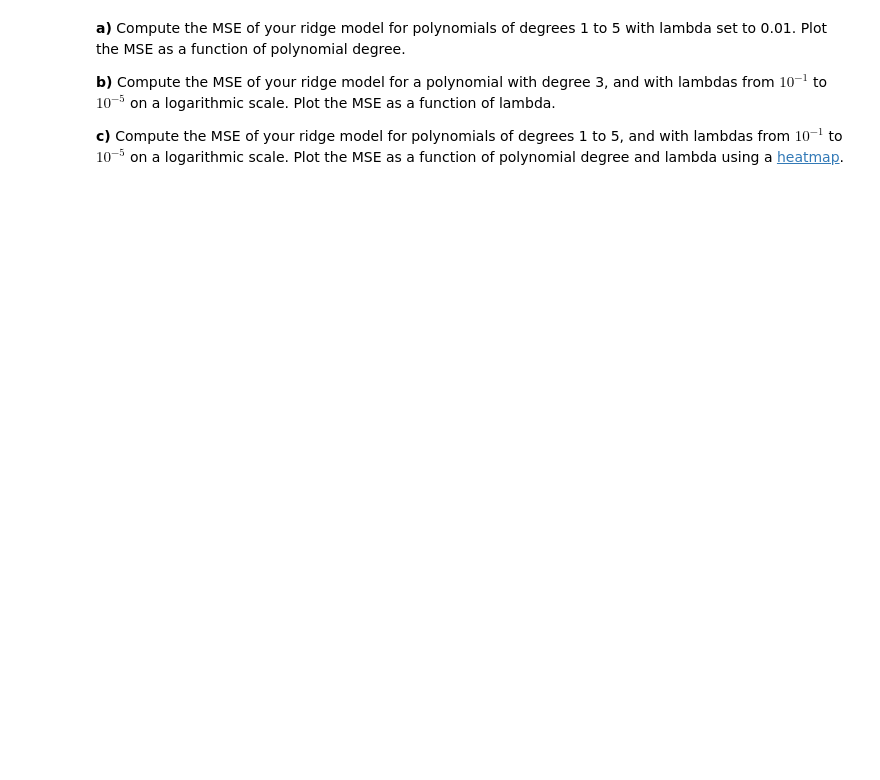
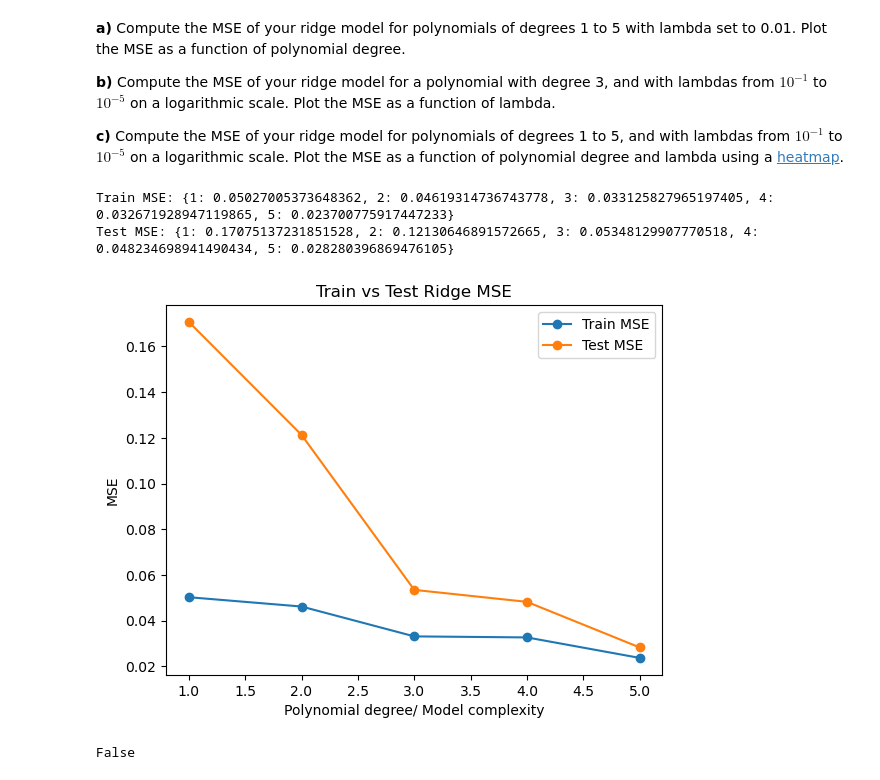
Before and after one commit to AmundAlsvik/FYS-STK4155, a Jupyter notebook: E3.ipynb, the cells around one changed output. Saved outputs shown, nothing was run; the diff lists cells and outputs as text; code cells hidden in the pictures; blank space fills up the shorter version.

```diff
--- a/E3.ipynb
+++ b/E3.ipynb
@@ -206,3 +256,57 @@ plt.scatter(x_test, X_test_s @ beta + y_offset)
 **b)** Compute the MSE of your ridge model for a polynomial with degree 3, and with lambdas from $10^{-1}$ to $10^{-5}$ on a logarithmic scale. Plot the MSE as a function of lambda.
 
 **c)** Compute the MSE of your ridge model for polynomials of degrees 1 to 5, and with lambdas from $10^{-1}$ to $10^{-5}$ on a logarithmic scale. Plot the MSE as a function of polynomial degree and lambda using a [heatmap](https://matplotlib.org/stable/gallery/images_contours_and_fields/image_annotated_heatmap.html).
+# %%
+#Problem a)
+
+from sklearn.metrics import mean_squared_error
+
+x_train, x_test, y_train, y_test = train_test_split(x, y, test_size=0.2,)
+
+
+train_mse = {}
+test_mse = {}
+
+for t in range(1,6):
+    Model_train = polynomial_features(x_train,t)
+    Model_test = polynomial_features(x_test,t)
+
+
+    scaler = StandardScaler()
+    scaler.fit(Model_train)
+    Model_train_s = scaler.transform(Model_train)
+    Model_test_s = scaler.transform(Model_test)
+
+
+
+    Ridge_beta  = Ridge_parameters(Model_train_s, y_train ,0.01)
+
+    pred_Model_train_s = Model_train_s @ Ridge_beta + y_offset
+    pred_Model_test_s = Model_test_s @ Ridge_beta + y_offset
+
+
+    train_mse[t] = mean_squared_error(y_train, pred_Model_train_s)
+    test_mse[t] = mean_squared_error(y_test, pred_Model_test_s)
+
+print("Train MSE:" , train_mse)
+print("Test MSE:", test_mse)
+
+
+
+degrees = list(range(1, 6))
+plt.figure()
+plt.plot(degrees, [train_mse[d] for d in degrees], marker="o", label="Train MSE")
+plt.plot(degrees, [test_mse[d]  for d in degrees], marker="o", label="Test MSE")
+plt.xlabel("Polynomial degree/ Model complexity")
+plt.ylabel("MSE")
+plt.legend(); plt.title("Train vs Test Ridge MSE")
+plt.show()
+
+
+np.allclose(X_train_s.mean(axis=0), 0, atol=1e-12)
+np.allclose(X_test_s.mean(axis=0), 0, atol=1e-2)  # not zero, but small
+# %% [output]
+Train MSE: {1: 0.05027005373648362, 2: 0.04619314736743778, 3: 0.033125827965197405, 4: 0.032671928947119865, 5: 0.023700775917447233}
+Test MSE: {1: 0.17075137231851528, 2: 0.12130646891572665, 3: 0.05348129907770518, 4: 0.048234698941490434, 5: 0.028280396869476105}
+[figure, added]
+False
```
Also changed, not shown: parts of 12 cells of this notebook, 1 other file.
